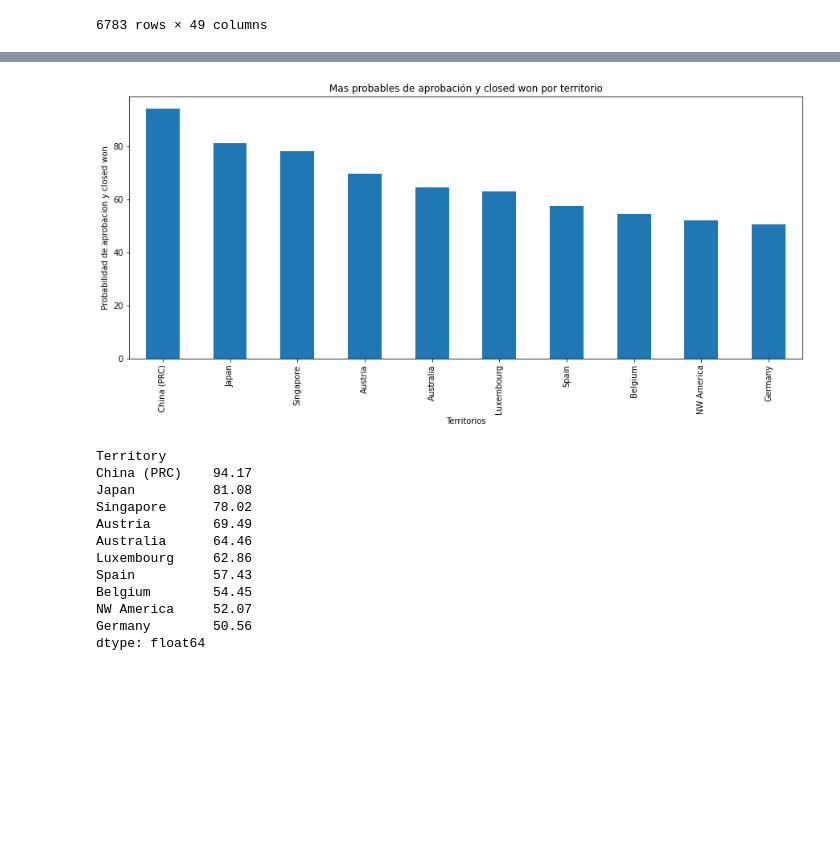
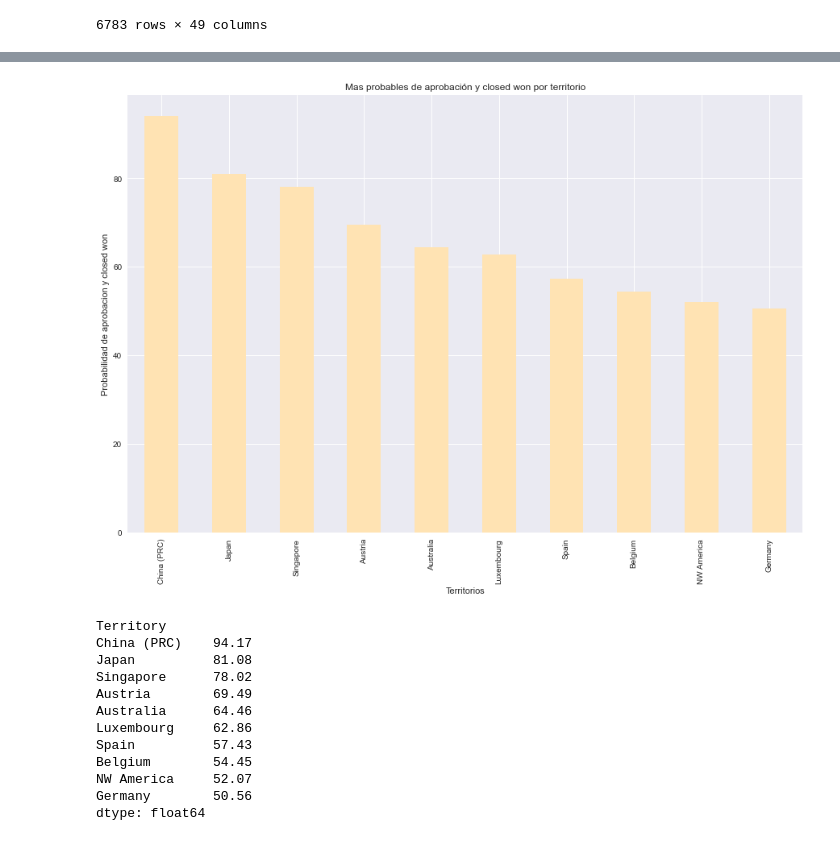
Before and after one commit to federicoburman/OrgaDatos, a Jupyter notebook: Tp1.ipynb, the cells around one changed output, grey strips where cells are left out. Saved outputs shown, nothing was run; the diff lists cells and outputs as text; code cells hidden in the pictures; blank space fills up the shorter version.

```diff
--- a/Tp1.ipynb
+++ b/Tp1.ipynb
@@ -4,6 +4,7 @@ import numpy as np
 import seaborn as sns
 import matplotlib.pyplot as plt
 %matplotlib inline
+plt.style.use('seaborn')
 # %%
 # Observacion de los primeros datos de la base de datos
 
@@ -362,19 +370,20 @@ Canada            10.45
 SW America        10.00
 dtype: float64
 # %%
-#Entonces, a nosotros nos interesan los mejores países para invertir (Los más probables de obtener un closed won, y de que nos
-#acepten).
+# Entonces, a nosotros nos interesan los mejores países para invertir (Los más probables de obtener un closed won, y de que nos
+# acepten).
 
 probabilidad_total_closed_won_top_10 = probabilidad_total_closed_won.nlargest(10)
 
-probabilidad_total_closed_won_top_10.plot(kind = 'bar', title = 'Mas probables de aprobación y closed won por territorio', linewidth = 4, figsize = (15,6))
+probabilidad_total_closed_won_top_10.plot(kind = 'bar', title = 'Mas probables de aprobación y closed won por territorio',\
+                                          linewidth = 4, figsize = (15,10), color = '#FFE3B3')
 ax = plt.gca()
 ax.set_ylabel('Probabilidad de aprobacion y closed won')
 ax.set_xlabel('Territorios')
 plt.show()
 probabilidad_total_closed_won_top_10
 # %% [output]
-[figure, old version]
+[figure, new version]
 Territory
 China (PRC)    94.17
 Japan          81.08
```
Also changed, not shown: parts of 17 cells of this notebook.
